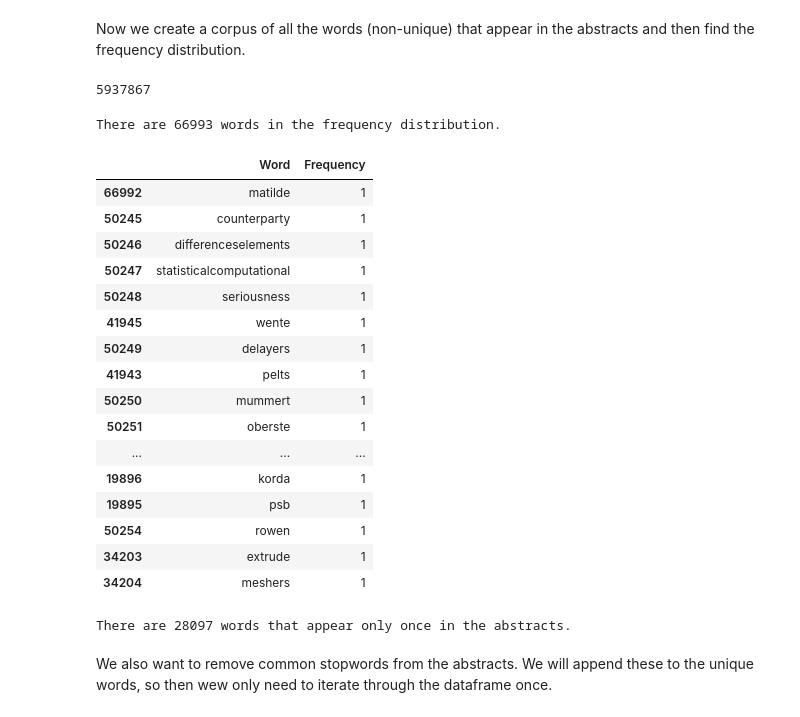
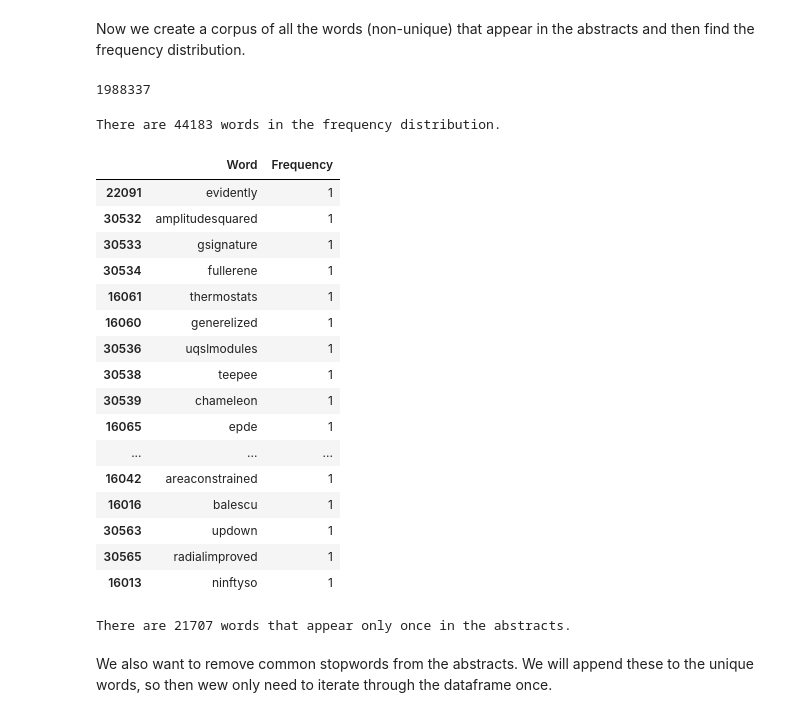
Before and after one commit to Anirban-7/Arxiv_Recommender, a Jupyter notebook: preprocessing.ipynb, the cells around one changed output. Saved outputs shown, nothing was run; the diff lists cells and outputs as text; code cells hidden in the pictures.

Commit message:
Updated using the latest dataset

```diff
--- a/preprocessing.ipynb
+++ b/preprocessing.ipynb
@@ -14,7 +14,8 @@ from data_utils import clean_data, clean_authors
 ## May need to install pyarrow or fastparquet to process this
 ## df = pd.read_parquet("./data/recent_50k.parquet")
 ## df = pd.read_parquet("./data/eng_175k.parquet")
-df = pd.read_parquet("./data/eng_50k.parquet")
+## df = pd.read_parquet("./data/eng_50k.parquet")
+df = pd.read_parquet("./data/filter_20k.parquet")
 # %%
 df.head(5)
 # %% [output]
@@ -27,9 +28,8 @@ df.head(5)
 # %%
 ## Clean the title and abstracts in the database
 ## Adding three new columns to the database
-
 df['clean_title'] = df['title'].apply(clean_data)
-df['clean_summary'] = df['abstract'].apply(clean_data)
+df['clean_abstract'] = df['abstract'].apply(clean_data)
 df['clean_authors'] = df['authors_parsed'].apply(clean_authors)
 # %%
 df.head()
@@ -43,5 +43,5 @@ df.head()
 # %%
-df['abstract_tokenized'] = df['clean_summary'].apply(nltk.word_tokenize)
+df['abstract_tokenized'] = df['clean_abstract'].apply(nltk.word_tokenize)
 # %%
 ## Get rid of the occasional empty string.
 def clear_empty(clean_string):
@@ -67,41 +67,43 @@ for sublist in corpus:
 
 print(len(flat_corpus))
 # %% [output]
-5937867
+1988337
 # %%
 # Create a frequency distribution from the flattened corpus
 freq = FreqDist(flat_corpus)
 print("There are", len(freq), "words in the frequency distribution.")
+## For the eng_50k dataset there were 66993 words.
 # %% [output]
-There are 66993 words in the frequency distribution.
+There are 44183 words in the frequency distribution.
 # %%
 df_fdist = pd.DataFrame(list(freq.items()), columns = ["Word","Frequency"])
 df_fdist = df_fdist.sort_values(by="Frequency", ascending=True)
-df_fdist.head(20)
+df_fdist.head(50)
 # %% [output]
 |  | Word | Frequency |
-| 66992 | matilde | 1 |
-| 50245 | counterparty | 1 |
-| 50246 | differenceselements | 1 |
-| 50247 | statisticalcomputational | 1 |
-| 50248 | seriousness | 1 |
-| 41945 | wente | 1 |
-| 50249 | delayers | 1 |
-| 41943 | pelts | 1 |
-| 50250 | mummert | 1 |
-| 50251 | oberste | 1 |
+| 22091 | evidently | 1 |
+| 30532 | amplitudesquared | 1 |
+| 30533 | gsignature | 1 |
+| 30534 | fullerene | 1 |
+| 16061 | thermostats | 1 |
+| 16060 | generelized | 1 |
+| 30536 | uqslmodules | 1 |
+| 30538 | teepee | 1 |
+| 30539 | chameleon | 1 |
+| 16065 | epde | 1 |
 | ... | ... | ... |
-| 19896 | korda | 1 |
-| 19895 | psb | 1 |
-| 50254 | rowen | 1 |
-| 34203 | extrude | 1 |
-| 34204 | meshers | 1 |
+| 16042 | areaconstrained | 1 |
+| 16016 | balescu | 1 |
+| 30563 | updown | 1 |
+| 30565 | radialimproved | 1 |
+| 16013 | ninftyso | 1 |
 # %%
 ## Create a list of the words that appear only once
 unique_words = list(df_fdist[df_fdist['Frequency'] == 1]['Word'])
 print("There are", len(unique_words), "words that appear only once in the abstracts.")
+## Fort he eng_50k dataset there were 28097 words that appear only once in the abstracts.
 # %% [output]
-There are 28097 words that appear only once in the abstracts.
+There are 21707 words that appear only once in the abstracts.
 # %% [markdown]
 We also want to remove common stopwords from the abstracts. We will append these to the unique words, so then wew only need to iterate through the dataframe once.
 # %%
```
Also changed, not shown: parts of 13 cells of this notebook.
